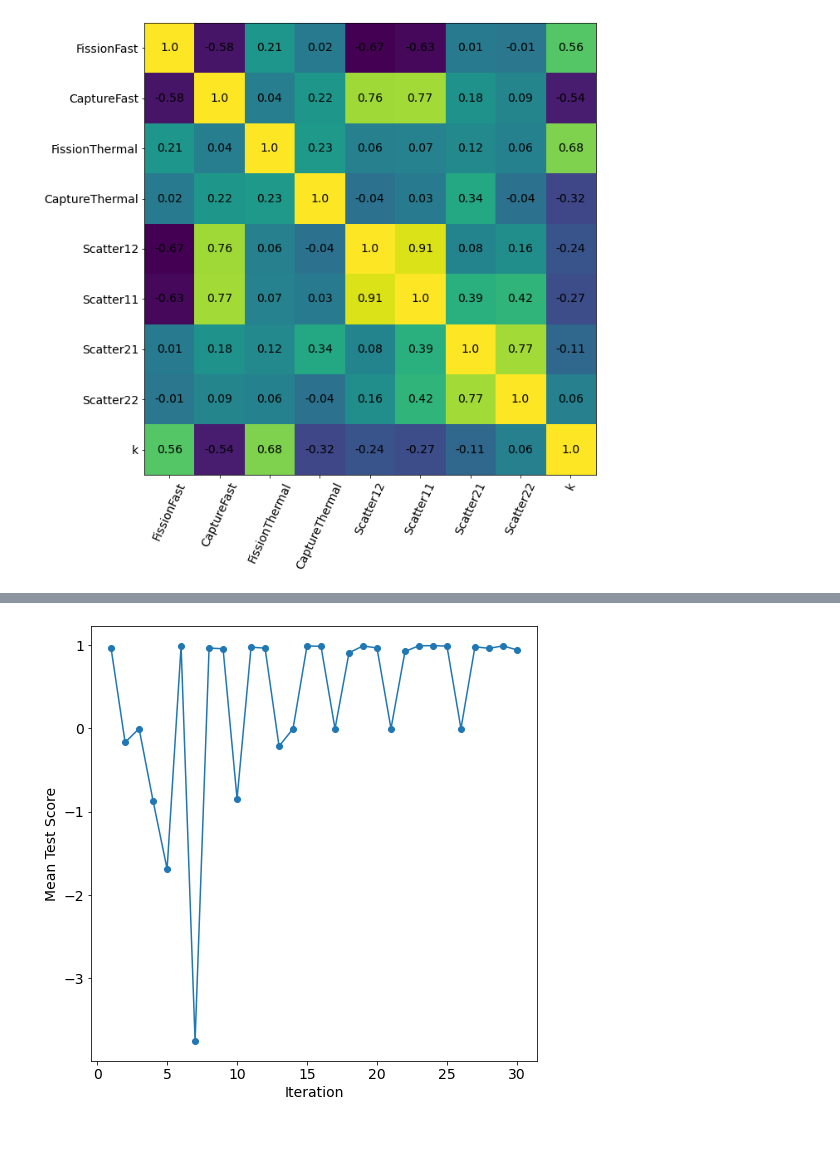
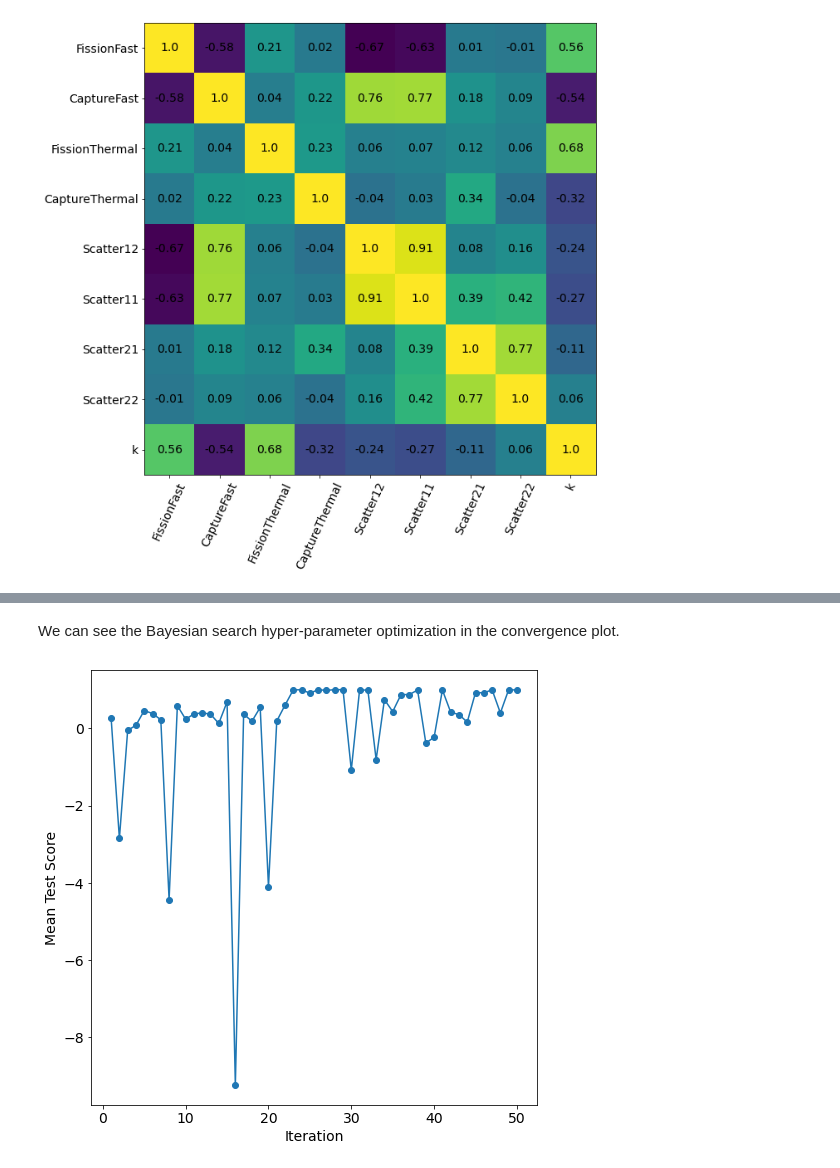
Before and after one commit to myerspat/pyMAISE, a Jupyter notebook: examples/reactor_physics.ipynb, the cells around one changed output, grey strips where cells are left out. Drawn from its saved outputs; the diff is of its cells as text; code cells hidden in the pictures; blank space fills up the shorter version.

```diff
--- a/examples/reactor_physics.ipynb
+++ b/examples/reactor_physics.ipynb
@@ -116,30 +107,32 @@ model_settings = {
     "models": ["linear", "lasso", "dtree", "svr", "knn", "rforest", "nn"],
     "nn": {
         # Sequential
-        "num_layers": 2,
+        "num_layers": 4,
         "dropout": True,
         "rate": 0.5,
         "validation_split": 0.15,
         "loss": "mean_absolute_error",
-        "metrics": "mean_absolute_error",
+        "metrics": ["mean_absolute_error"],
         "batch_size": 8,
         "epochs": 50,
+        "warm_start": True,
+        "jit_compile": False,
         # Starting Layer
         "start_num_nodes": 100,
         "start_kernel_initializer": "normal",
         "start_activation": "relu",
-        "input_dim": 8,
+        "input_dim": preprocessor.inputs.shape[1], # Number of inputs
         # Middle Layers
-        "mid_num_node_strategy": "linear",  # Middle layer nodes vary linearly from 'start_num_nodes' to 'end_num_nodes'
+        "mid_num_node_strategy": "linear", # Middle layer nodes vary linearly from 'start_num_nodes' to 'end_num_nodes'
         "mid_kernel_initializer": "normal",
         "mid_activation": "relu",
         # Ending Layer
-        "end_num_nodes": 1,  # Number of outputs
+        "end_num_nodes": preprocessor.outputs.shape[1], # Number of outputs
         "end_activation": "linear",
         "end_kernel_initializer": "normal",
         # Optimizer
         "optimizer": "adam",
-        "learning_rate": 8e-4,
+        "learning_rate": 5e-4,
     },
 }
 tuning = mai.Tuning(data=data, model_settings=model_settings)
@@ -206,5 +201,7 @@ Hyper-parameter tuning search space was not provided for linear, doing manual fi
+# %% [markdown]
+We can see the Bayesian search hyper-parameter optimization in the convergence plot.
 # %%
 fig, ax = plt.subplots(figsize=(8,8))
-ax = tuning.convergence_plot(models="nn")
+ax = tuning.convergence_plot(model_types="nn")
 # %% [output]
-[figure, old version]
+[figure, new version]
```
Also changed, not shown: parts of 25 cells of this notebook, 2 other files.
